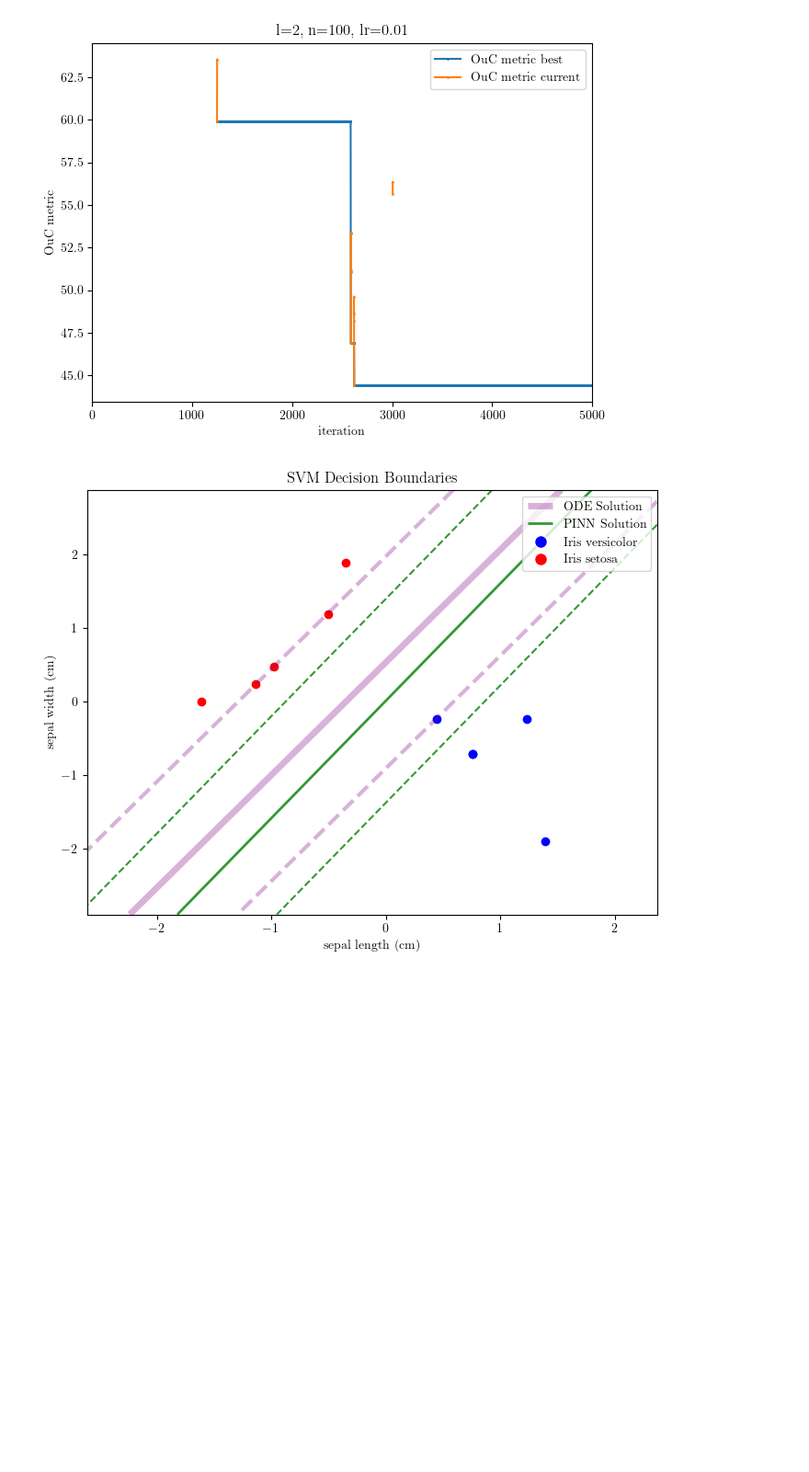
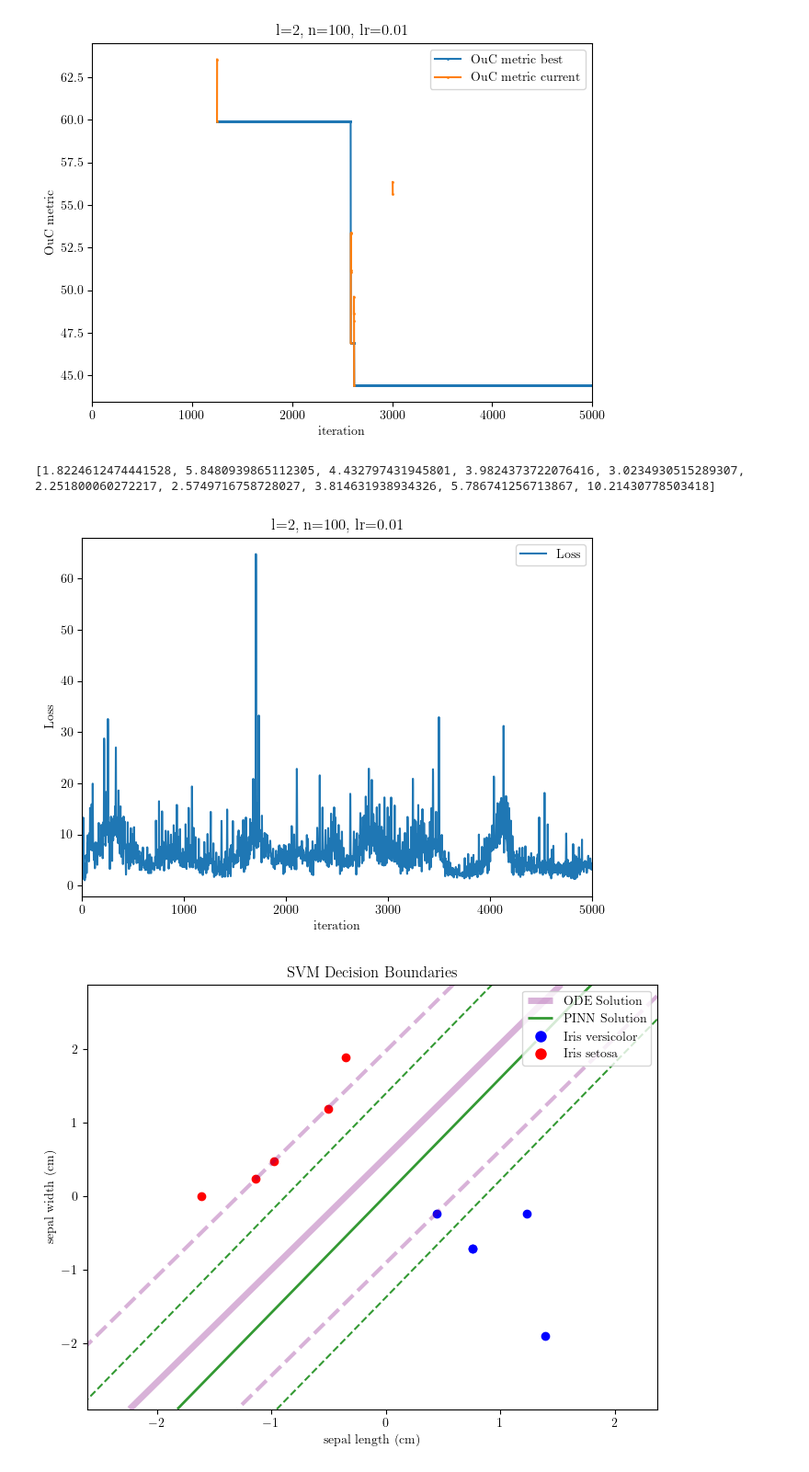
Before and after one commit to vedovati-matteo/master-thesis, a Jupyter notebook: code/run_redo/SVM_soft_2_10.ipynb, the cells around one changed output. Shown at 92% size. Saved outputs shown, nothing was run; the diff lists cells and outputs as text; code cells hidden in the pictures; blank space fills up the shorter version.

```diff
--- a/code/run_redo/SVM_soft_2_10.ipynb
+++ b/code/run_redo/SVM_soft_2_10.ipynb
@@ -796,6 +830,23 @@ plt.tight_layout()
 plt.show()
 # %% [output]
 [figure]
+# %%
+print(L_loss[:10])
+
+plt.plot(L_loss, label='Loss')
+plt.xlabel('iteration')
+plt.ylabel('Loss')
+plt.title(f'l={res_3["layers"]}, n={res_3["neurons"]}, lr={res_3["lr"]}')
+plt.legend()
+plt.grid(False)
+#plt.set_ylim(y_min, y_max)
+plt.xlim(0, ITERATIONS)
+plt.tight_layout()
+# Show the plot
+plt.show()
+# %% [output]
+[1.8224612474441528, 5.8480939865112305, 4.432797431945801, 3.9824373722076416, 3.0234930515289307, 2.251800060272217, 2.5749716758728027, 3.814631938934326, 5.786741256713867, 10.21430778503418]
+[figure, added]
 # %%
 net = res_3['net_best']
 res_ = net(torch.tensor([T]).cuda()).cpu().detach().numpy()
```
Also changed, not shown: parts of 12 cells of this notebook.
